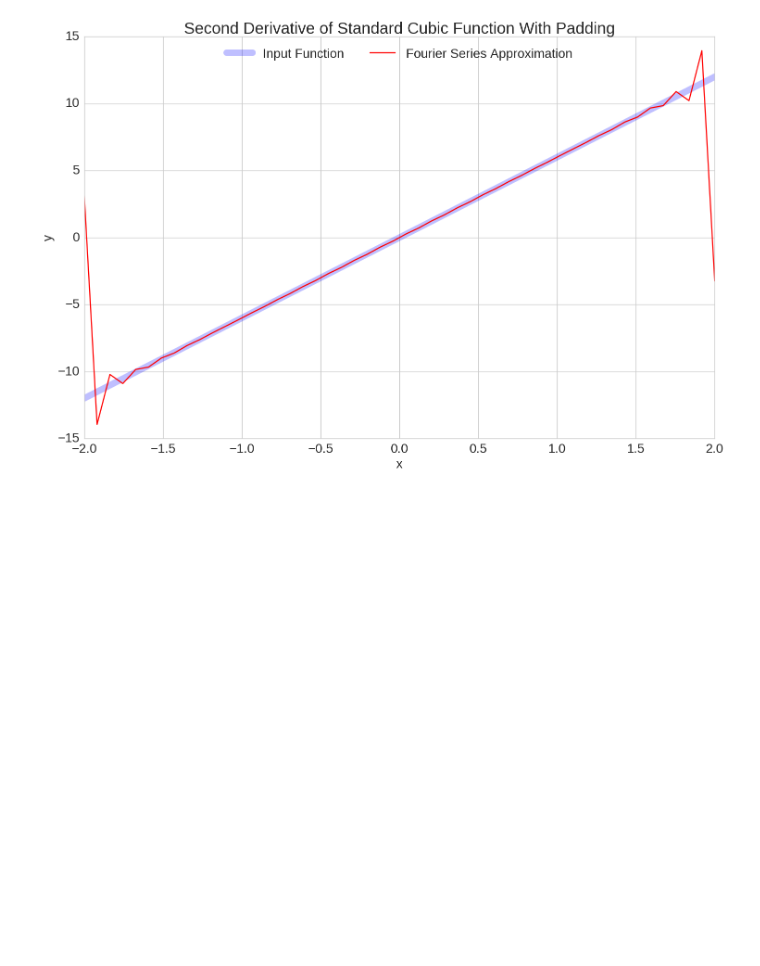
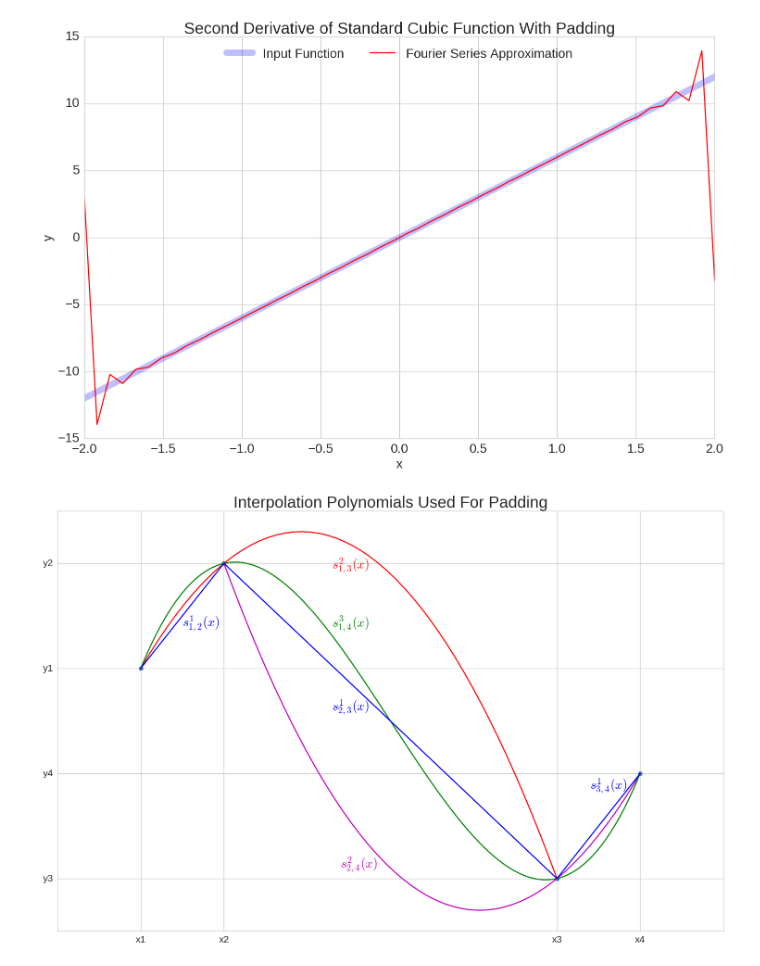
Before and after one commit to jbhersch/fast_fourier_series, a Jupyter notebook: cubic.ipynb, the cells around one changed output. Saved outputs shown, nothing was run; the diff lists cells and outputs as text; code cells hidden in the pictures; blank space fills up the shorter version.

Commit message:
added interpolation polynomial plot

```diff
--- a/cubic.ipynb
+++ b/cubic.ipynb
@@ -187,0 +211,39 @@ plt.show()
+# %%
+fig = plt.figure(figsize=(15,10))
+ax = fig.add_subplot(111)
+
+ax.plot(xx, yy, 'o')
+
+ax.plot(np.linspace(x1,x3,50), s13_2(np.linspace(x1,x3,50)), 'r')
+ax.plot(np.linspace(x2,x4,50), s24_2(np.linspace(x2,x4,50)), 'm')
+
+ax.plot(np.linspace(x1,x4,100), s14_3(np.linspace(x1,x4,100)), 'g')
+
+ax.plot(xx[:2], yy[:2], 'b')
+ax.plot(xx[1:3], yy[1:3], 'b')
+ax.plot(xx[2:], yy[2:], 'b')
+
+ax.set_xlim(0, 8)
+ax.set_xticks(xx)
+ax.set_xticklabels(['x1','x2','x3','x4'], fontsize=15)
+
+# ax.set_ylim(-8.5, 8.5)
+ax.set_yticks(yy)
+ax.set_yticklabels(['y1','y2','y3','y4'], fontsize=15)
+
+ax.text(1.5, 3.4, '$s_{1,2}^1 (x)$', color='b', fontsize=20)
+ax.text(3.3, 2.6, '$s_{2,3}^1 (x)$', color='b', fontsize=20)
+ax.text(6.4, 1.85, '$s_{3,4}^1 (x)$', color='b', fontsize=20)
+
+ax.text(3.3, 3.95, '$s_{1,3}^2 (x)$', color='r', fontsize=20)
+ax.text(3.4, 1.1, '$s_{2,4}^2 (x)$', color='m', fontsize=20)
+
+ax.text(3.3, 3.4, '$s_{1,4}^3 (x)$', color='g', fontsize=20)
+
+ax.set_title("Interpolation Polynomials Used For Padding", fontsize=25)
+
+plt.tight_layout()
+fig.savefig("images/padding_polynomials.png")
+fig.show()
+# %% [output]
+[figure, added]
```
Also changed, not shown: parts of 3 cells of this notebook, 2 other files.
